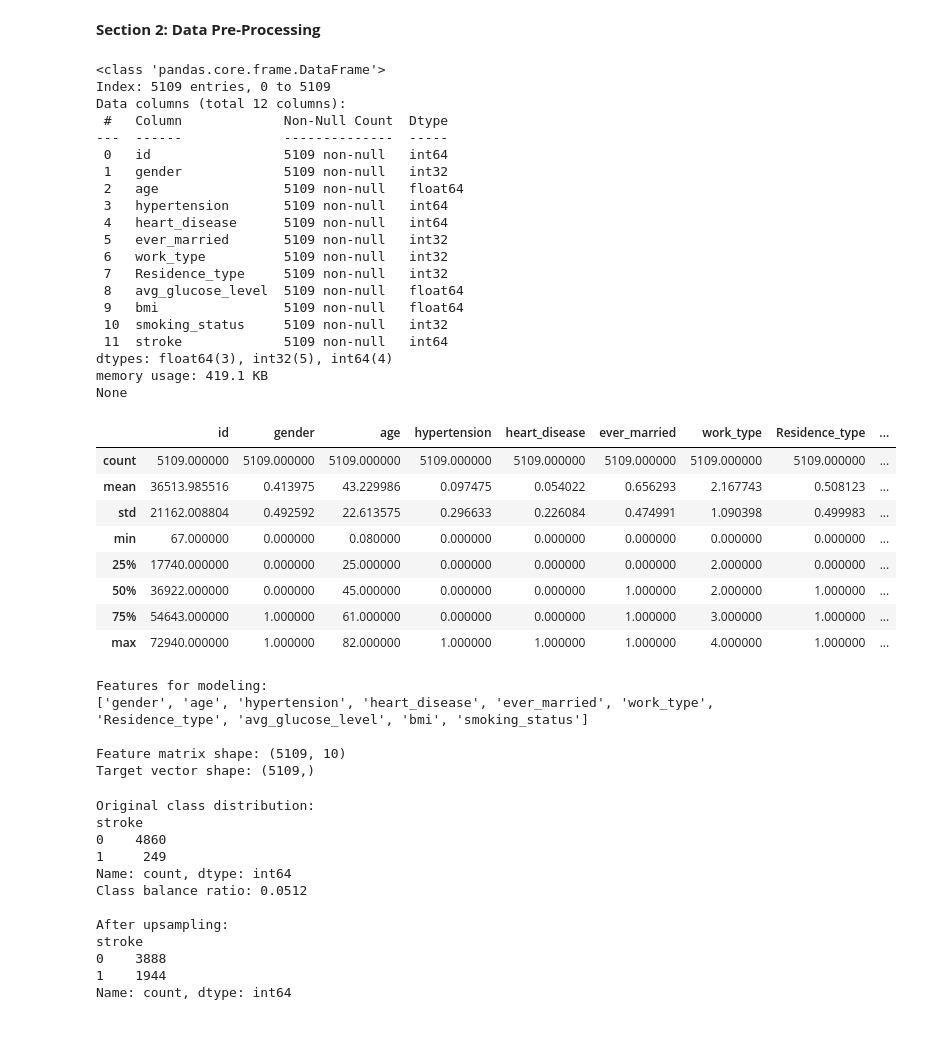
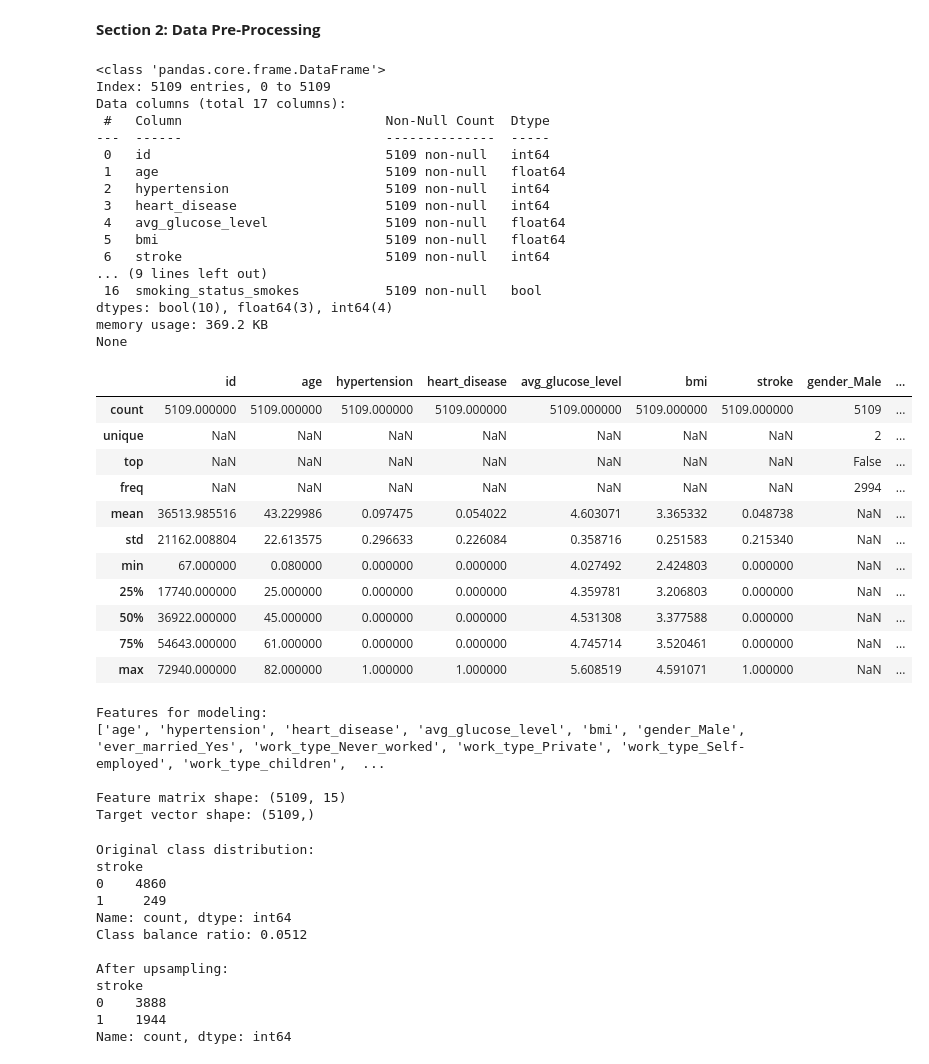
Before and after one commit to MMeer/ml_class_stroke, a Jupyter notebook: notebooks/processing_modeltesting.ipynb, the cells around one changed output. Cells and saved outputs as stored; diff of their text form; code cells hidden in the pictures; blank space fills up the shorter version.

Commit message:
fixed an issue related to categrical data encoding in the stroke prediction model

```diff
--- a/notebooks/processing_modeltesting.ipynb
+++ b/notebooks/processing_modeltesting.ipynb
@@ -280,6 +280,8 @@ plt.show()
 # %%
 # 7. Data Preprocessing for Machine Learning
 # Define function to preprocess stroke data
+from sklearn.preprocessing import OneHotEncoder
+
 
 def preprocess_stroke_data(df):
 
@@ -288,63 +290,68 @@ def preprocess_stroke_data(df):
 
     # Use gender and age group to fill missing BMI values
     df['age_group'] = pd.cut(df['age'], bins=[0, 18, 30, 50, 65, 100], labels=['<18', '18-30', '30-50', '50-65', '65+'])
     df['bmi'] = df.groupby(['gender', 'age_group'])['bmi'].transform(lambda x: x.fillna(x.median()))
     # If there are still missing values, fill with overall median
     df['bmi'].fillna(df['bmi'].median(), inplace=True)
     # Drop the age_group column we created for data cleaning
     df = df.drop('age_group', axis=1)
 
-    #encode categorical variables
-    le = LabelEncoder()
+    #log transform the 'avg_glucose_level' to reduce skewness
+    df['avg_glucose_level'] = np.log1p(df['avg_glucose_level'])
+
+    #log transform the 'bmi' to reduce skewness
+    df['bmi'] = np.log1p(df['bmi'])
+
+    # convert categorical variables into dummy variables, dropping the first category to avoid multicollinearity
     categorical_columns = df.select_dtypes(include=['object']).columns.tolist()
-    for col in categorical_columns:
-        df[col] = le.fit_transform(df[col])
+    df = pd.get_dummies(df, columns=categorical_columns, drop_first=True)
+
 
     # kept the 'id' column for reference against the original data, but will be dropped during train-test split
 
     return df
 
 # create new data frame for modeling
 df_model = preprocess_stroke_data(df)
 
 # Save the cleaned data frame to a CSV file for convenience
 output_path = '../data/processed/cleaned_stroke_data.csv'
 os.makedirs(os.path.dirname(output_path), exist_ok=True)
 df_model.to_csv(output_path, index=False)
 
 # Review the data frame after preprocessing
 print(df_model.info())
 df_model.describe(include='all')
 # %% [output]
 <class 'pandas.core.frame.DataFrame'>
 Index: 5109 entries, 0 to 5109
-Data columns (total 12 columns):
- #   Column             Non-Null Count  Dtype
----  ------             --------------  -----
- 0   id                 5109 non-null   int64
- 1   gender             5109 non-null   int32
- 2   age                5109 non-null   float64
- 3   hypertension       5109 non-null   int64
- 4   heart_disease      5109 non-null   int64
- 5   ever_married       5109 non-null   int32
- 6   work_type          5109 non-null   int32
- 7   Residence_type     5109 non-null   int32
- 8   avg_glucose_level  5109 non-null   float64
- 9   bmi                5109 non-null   float64
- 10  smoking_status     5109 non-null   int32
- 11  stroke             5109 non-null   int64
-dtypes: float64(3), int32(5), int64(4)
-memory usage: 419.1 KB
+Data columns (total 17 columns):
+ #   Column                          Non-Null Count  Dtype
+---  ------                          --------------  -----
+ 0   id                              5109 non-null   int64
+ 1   age                             5109 non-null   float64
+ 2   hypertension                    5109 non-null   int64
+ 3   heart_disease                   5109 non-null   int64
+ 4   avg_glucose_level               5109 non-null   float64
+ 5   bmi                             5109 non-null   float64
+ 6   stroke                          5109 non-null   int64
+... (9 lines left out)
+ 16  smoking_status_smokes           5109 non-null   bool
+dtypes: bool(10), float64(3), int64(4)
+memory usage: 369.2 KB
 None
-|  | id | gender | age | hypertension | heart_disease | ever_married | work_type | Residence_type | ... |
-| count | 5109.000000 | 5109.000000 | 5109.000000 | 5109.000000 | 5109.000000 | 5109.000000 | 5109.000000 | 5109.000000 | ... |
-| mean | 36513.985516 | 0.413975 | 43.229986 | 0.097475 | 0.054022 | 0.656293 | 2.167743 | 0.508123 | ... |
-| std | 21162.008804 | 0.492592 | 22.613575 | 0.296633 | 0.226084 | 0.474991 | 1.090398 | 0.499983 | ... |
-| min | 67.000000 | 0.000000 | 0.080000 | 0.000000 | 0.000000 | 0.000000 | 0.000000 | 0.000000 | ... |
-| 25% | 17740.000000 | 0.000000 | 25.000000 | 0.000000 | 0.000000 | 0.000000 | 2.000000 | 0.000000 | ... |
-| 50% | 36922.000000 | 0.000000 | 45.000000 | 0.000000 | 0.000000 | 1.000000 | 2.000000 | 1.000000 | ... |
-| 75% | 54643.000000 | 1.000000 | 61.000000 | 0.000000 | 0.000000 | 1.000000 | 3.000000 | 1.000000 | ... |
-| max | 72940.000000 | 1.000000 | 82.000000 | 1.000000 | 1.000000 | 1.000000 | 4.000000 | 1.000000 | ... |
+|  | id | age | hypertension | heart_disease | avg_glucose_level | bmi | stroke | gender_Male | ... |
+| count | 5109.000000 | 5109.000000 | 5109.000000 | 5109.000000 | 5109.000000 | 5109.000000 | 5109.000000 | 5109 | ... |
+| unique | NaN | NaN | NaN | NaN | NaN | NaN | NaN | 2 | ... |
+| top | NaN | NaN | NaN | NaN | NaN | NaN | NaN | False | ... |
+| freq | NaN | NaN | NaN | NaN | NaN | NaN | NaN | 2994 | ... |
+| mean | 36513.985516 | 43.229986 | 0.097475 | 0.054022 | 4.603071 | 3.365332 | 0.048738 | NaN | ... |
+| std | 21162.008804 | 22.613575 | 0.296633 | 0.226084 | 0.358716 | 0.251583 | 0.215340 | NaN | ... |
+| min | 67.000000 | 0.080000 | 0.000000 | 0.000000 | 4.027492 | 2.424803 | 0.000000 | NaN | ... |
+| 25% | 17740.000000 | 25.000000 | 0.000000 | 0.000000 | 4.359781 | 3.206803 | 0.000000 | NaN | ... |
+| 50% | 36922.000000 | 45.000000 | 0.000000 | 0.000000 | 4.531308 | 3.377588 | 0.000000 | NaN | ... |
+| 75% | 54643.000000 | 61.000000 | 0.000000 | 0.000000 | 4.745714 | 3.520461 | 0.000000 | NaN | ... |
+| max | 72940.000000 | 82.000000 | 1.000000 | 1.000000 | 5.608519 | 4.591071 | 1.000000 | NaN | ... |
 # %%
 # Separate features and target
 X = df_model.drop(['stroke', 'id'], axis=1)  # Remove id and target variable
@@ -356,9 +363,9 @@ print(f"\nFeature matrix shape: {X.shape}")
 print(f"Target vector shape: {y.shape}")
 # %% [output]
 Features for modeling:
-['gender', 'age', 'hypertension', 'heart_disease', 'ever_married', 'work_type', 'Residence_type', 'avg_glucose_level', 'bmi', 'smoking_status']
+['age', 'hypertension', 'heart_disease', 'avg_glucose_level', 'bmi', 'gender_Male', 'ever_married_Yes', 'work_type_Never_worked', 'work_type_Private', 'work_type_Self-employed', 'work_type_children',  ...
 
-Feature matrix shape: (5109, 10)
+Feature matrix shape: (5109, 15)
 Target vector shape: (5109,)
 # %%
 ## 8. Handle Class Imbalance
```
Also changed, not shown: parts of 7 cells of this notebook, 3 other files.
